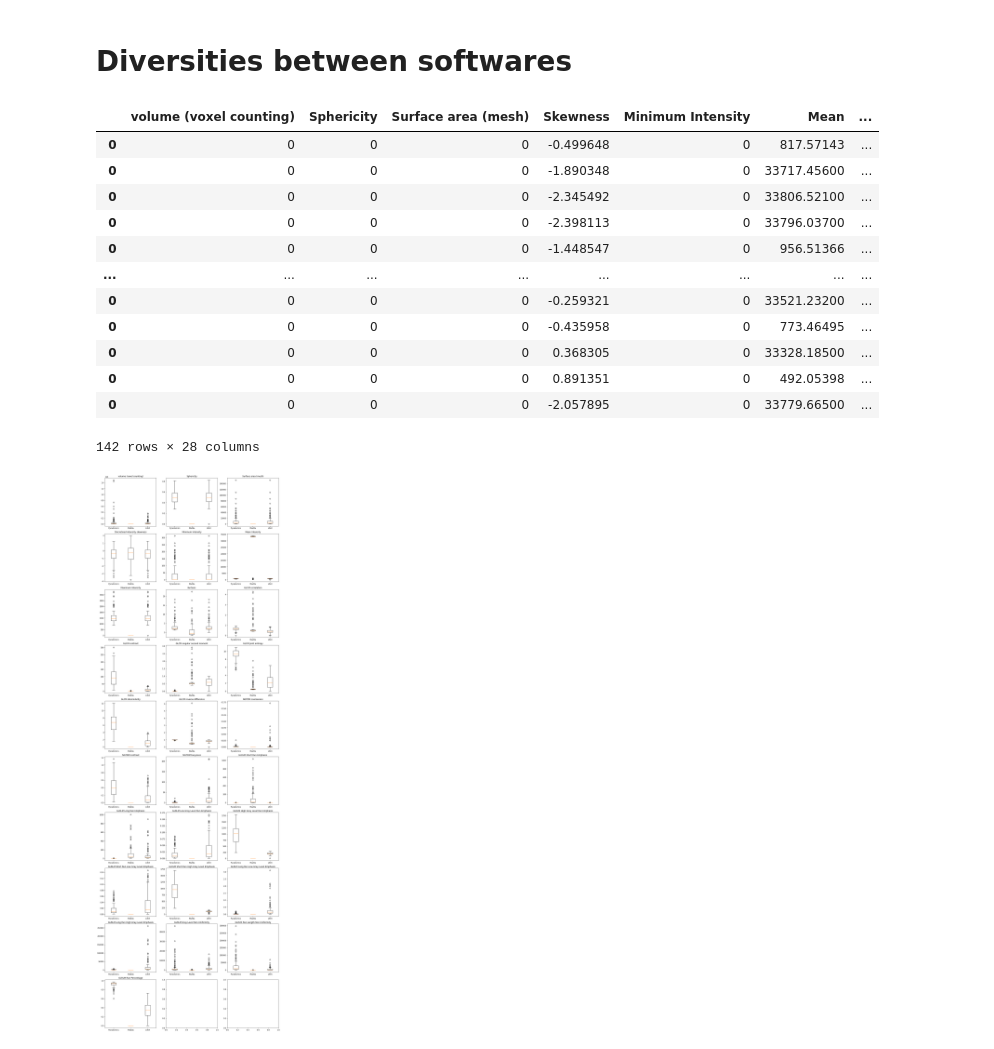
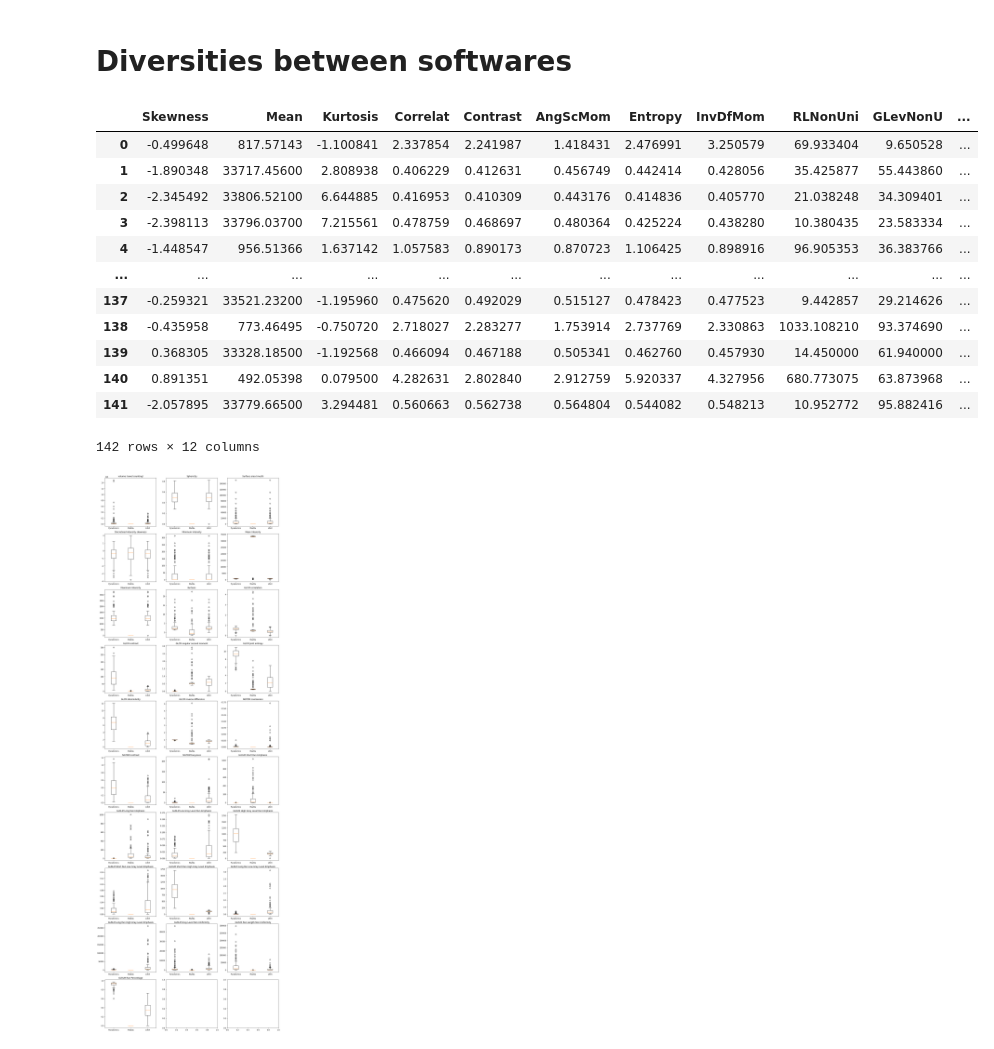
Before and after one commit to manos-mark/radiomics-features-extraction, a Jupyter notebook: feature visualization.ipynb, the cells around one changed output. Cells and saved outputs as stored; diff of their text form; code cells hidden in the pictures.

```diff
--- a/feature visualization.ipynb
+++ b/feature visualization.ipynb
@@ -255,3 +255,6 @@ for patient_reports in mazda_output_info.iloc[:,-1]:
     mazda_dataset = mazda_dataset.append(compose_reports_per_patient(os.path.join(path, 'MaZda', 'data'), patient_reports))
 # %% [output]
 ..............................................................................................................................................
+# %%
+mazda_dataset = mazda_dataset.reset_index().drop('index', axis=1)
+mazda_dataset
@@ -259,23 +276,23 @@ for patient_reports in mazda_output_info.iloc[:,-1]:
 # Diversities between softwares
 # %%
 # https://stackoverflow.com/questions/21164910/how-do-i-delete-a-column-that-contains-only-zeros-in-pandas
-# mazda_dataset = mazda_dataset.loc[:, (mazda_dataset != 0).any(axis=0)]
-# mazda_dataset = mazda_dataset.reset_index()
-mazda_dataset
+cleaned_mazda_dataset = mazda_dataset.loc[:, (mazda_dataset != 0).any(axis=0)]
+cleaned_mazda_dataset = cleaned_mazda_dataset.reset_index().drop('index', axis=1)
+cleaned_mazda_dataset
 # %% [output]
-|  | volume (voxel counting) | Sphericity | Surface area (mesh) | Skewness | Minimum Intensity | Mean | ... |
-| 0 | 0 | 0 | 0 | -0.499648 | 0 | 817.57143 | ... |
-| 0 | 0 | 0 | 0 | -1.890348 | 0 | 33717.45600 | ... |
-| 0 | 0 | 0 | 0 | -2.345492 | 0 | 33806.52100 | ... |
-| 0 | 0 | 0 | 0 | -2.398113 | 0 | 33796.03700 | ... |
-| 0 | 0 | 0 | 0 | -1.448547 | 0 | 956.51366 | ... |
-| ... | ... | ... | ... | ... | ... | ... | ... |
-| 0 | 0 | 0 | 0 | -0.259321 | 0 | 33521.23200 | ... |
-| 0 | 0 | 0 | 0 | -0.435958 | 0 | 773.46495 | ... |
-| 0 | 0 | 0 | 0 | 0.368305 | 0 | 33328.18500 | ... |
-| 0 | 0 | 0 | 0 | 0.891351 | 0 | 492.05398 | ... |
-| 0 | 0 | 0 | 0 | -2.057895 | 0 | 33779.66500 | ... |
+|  | Skewness | Mean | Kurtosis | Correlat | Contrast | AngScMom | Entropy | InvDfMom | RLNonUni | GLevNonU | ... |
+| 0 | -0.499648 | 817.57143 | -1.100841 | 2.337854 | 2.241987 | 1.418431 | 2.476991 | 3.250579 | 69.933404 | 9.650528 | ... |
+| 1 | -1.890348 | 33717.45600 | 2.808938 | 0.406229 | 0.412631 | 0.456749 | 0.442414 | 0.428056 | 35.425877 | 55.443860 | ... |
+| 2 | -2.345492 | 33806.52100 | 6.644885 | 0.416953 | 0.410309 | 0.443176 | 0.414836 | 0.405770 | 21.038248 | 34.309401 | ... |
+| 3 | -2.398113 | 33796.03700 | 7.215561 | 0.478759 | 0.468697 | 0.480364 | 0.425224 | 0.438280 | 10.380435 | 23.583334 | ... |
+| 4 | -1.448547 | 956.51366 | 1.637142 | 1.057583 | 0.890173 | 0.870723 | 1.106425 | 0.898916 | 96.905353 | 36.383766 | ... |
+| ... | ... | ... | ... | ... | ... | ... | ... | ... | ... | ... | ... |
+| 137 | -0.259321 | 33521.23200 | -1.195960 | 0.475620 | 0.492029 | 0.515127 | 0.478423 | 0.477523 | 9.442857 | 29.214626 | ... |
+| 138 | -0.435958 | 773.46495 | -0.750720 | 2.718027 | 2.283277 | 1.753914 | 2.737769 | 2.330863 | 1033.108210 | 93.374690 | ... |
+| 139 | 0.368305 | 33328.18500 | -1.192568 | 0.466094 | 0.467188 | 0.505341 | 0.462760 | 0.457930 | 14.450000 | 61.940000 | ... |
+| 140 | 0.891351 | 492.05398 | 0.079500 | 4.282631 | 2.802840 | 2.912759 | 5.920337 | 4.327956 | 680.773075 | 63.873968 | ... |
+| 141 | -2.057895 | 33779.66500 | 3.294481 | 0.560663 | 0.562738 | 0.564804 | 0.544082 | 0.548213 | 10.952772 | 95.882416 | ... |
-142 rows × 28 columns
+142 rows × 12 columns
 # %%
 # fig, axs = plt.subplots(nrows=10, ncols=3, figsize=(15, 45))
 
```
Also changed, not shown: parts of 8 cells of this notebook.
